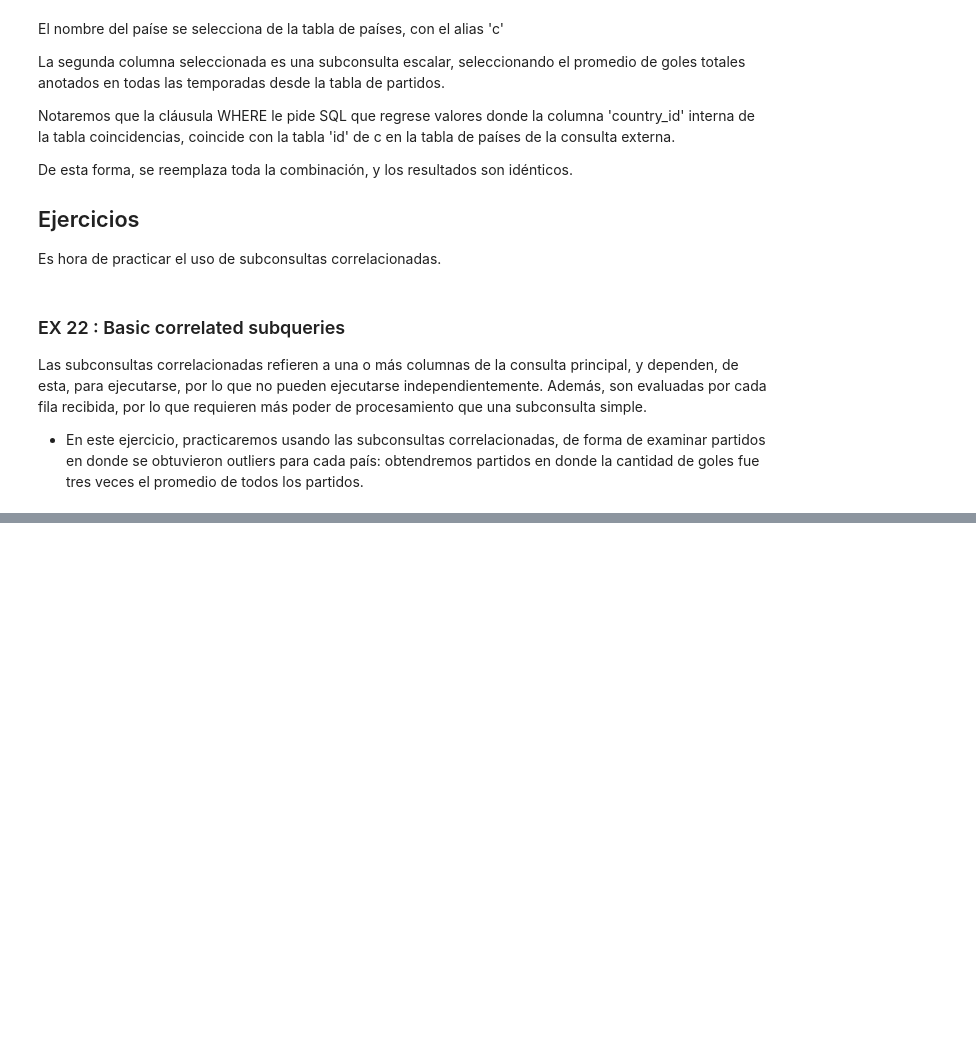
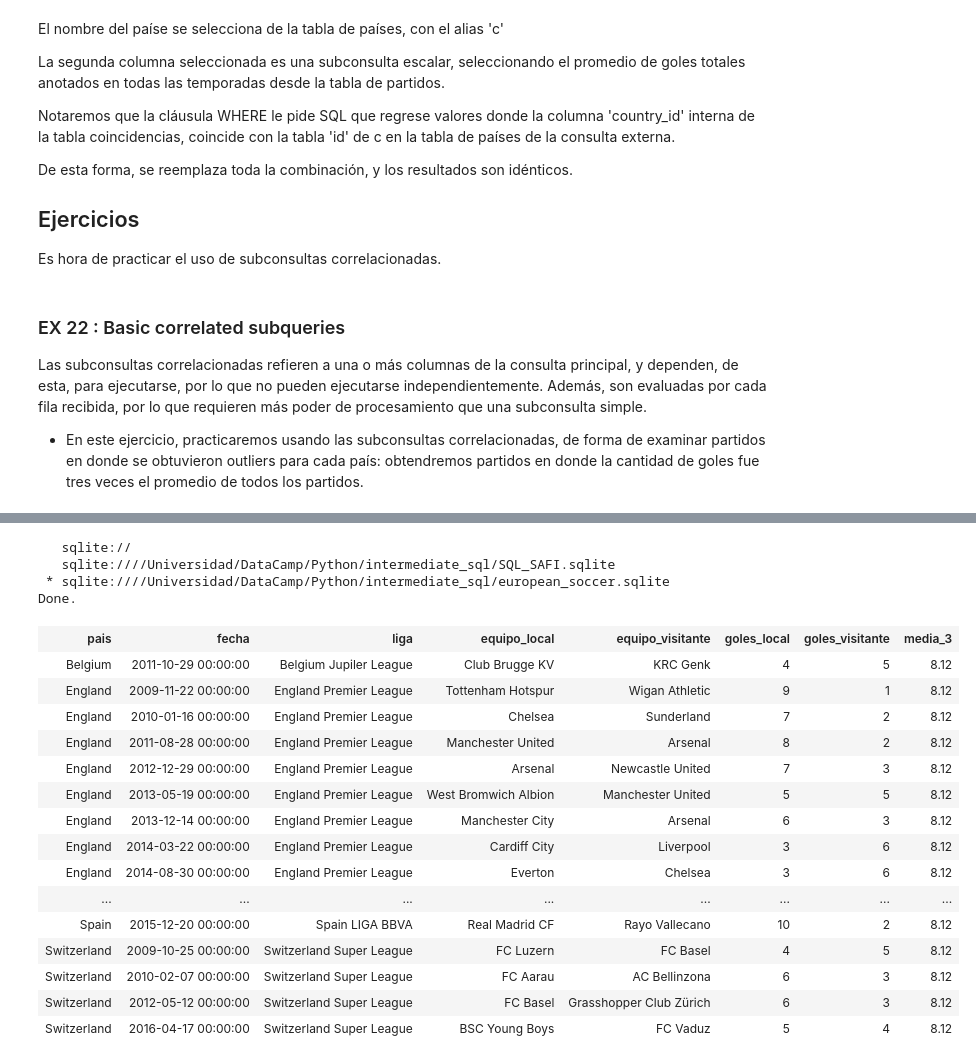
Before and after one commit to adinamarca/notebooks, a Jupyter notebook: SQL/intermediate_sql/notebook.ipynb, the cells around one changed output, grey strips where cells are left out. Drawn from its saved outputs; the diff is of its cells as text; code cells hidden in the pictures; blank space fills up the shorter version.

```diff
--- a/SQL/intermediate_sql/notebook.ipynb
+++ b/SQL/intermediate_sql/notebook.ipynb
@@ -2772,0 +2776,42 @@ Las subconsultas correlacionadas refieren a una o más columnas de la consulta p
+# %%
+# La consulta anterior con considerable menos tiempo de ejecución (simple subquery)
+
+%sql SELECT second.name AS pais, \
+main.date AS fecha, \
+l1.name AS liga, \
+t1.team_long_name AS equipo_local, \
+t2.team_long_name AS equipo_visitante, \
+main.home_team_goal AS goles_local, \
+main.away_team_goal AS goles_visitante, \
+(SELECT ROUND(AVG(home_team_goal + away_team_goal)*3,2) FROM match) AS media_3 \
+FROM country AS second \
+LEFT JOIN match AS main \
+ON second.id = main.country_id \
+LEFT JOIN team AS t1 \
+ON t1.team_api_id = main.home_team_api_id \
+LEFT JOIN team AS t2 \
+ON t2.team_api_id = main.away_team_api_id \
+LEFT JOIN league AS l1 \
+ON main.league_id = l1.id \
+WHERE (main.home_team_goal + main.away_team_goal) > (media_3)
+# %% [output]
+   sqlite://
+   sqlite:////Universidad/DataCamp/Python/intermediate_sql/SQL_SAFI.sqlite
+ * sqlite:////Universidad/DataCamp/Python/intermediate_sql/european_soccer.sqlite
+Done.
+| pais | fecha | liga | equipo_local | equipo_visitante | goles_local | goles_visitante | media_3 |
+| Belgium | 2011-10-29 00:00:00 | Belgium Jupiler League | Club Brugge KV | KRC Genk | 4 | 5 | 8.12 |
+| England | 2009-11-22 00:00:00 | England Premier League | Tottenham Hotspur | Wigan Athletic | 9 | 1 | 8.12 |
+| England | 2010-01-16 00:00:00 | England Premier League | Chelsea | Sunderland | 7 | 2 | 8.12 |
+| England | 2011-08-28 00:00:00 | England Premier League | Manchester United | Arsenal | 8 | 2 | 8.12 |
+| England | 2012-12-29 00:00:00 | England Premier League | Arsenal | Newcastle United | 7 | 3 | 8.12 |
+| England | 2013-05-19 00:00:00 | England Premier League | West Bromwich Albion | Manchester United | 5 | 5 | 8.12 |
+| England | 2013-12-14 00:00:00 | England Premier League | Manchester City | Arsenal | 6 | 3 | 8.12 |
+| England | 2014-03-22 00:00:00 | England Premier League | Cardiff City | Liverpool | 3 | 6 | 8.12 |
+| England | 2014-08-30 00:00:00 | England Premier League | Everton | Chelsea | 3 | 6 | 8.12 |
+| ... | ... | ... | ... | ... | ... | ... | ... |
+| Spain | 2015-12-20 00:00:00 | Spain LIGA BBVA | Real Madrid CF | Rayo Vallecano | 10 | 2 | 8.12 |
+| Switzerland | 2009-10-25 00:00:00 | Switzerland Super League | FC Luzern | FC Basel | 4 | 5 | 8.12 |
+| Switzerland | 2010-02-07 00:00:00 | Switzerland Super League | FC Aarau | AC Bellinzona | 6 | 3 | 8.12 |
+| Switzerland | 2012-05-12 00:00:00 | Switzerland Super League | FC Basel | Grasshopper Club Zürich | 6 | 3 | 8.12 |
+| Switzerland | 2016-04-17 00:00:00 | Switzerland Super League | BSC Young Boys | FC Vaduz | 5 | 4 | 8.12 |
```
Also changed, not shown: parts of 3 cells of this notebook.
